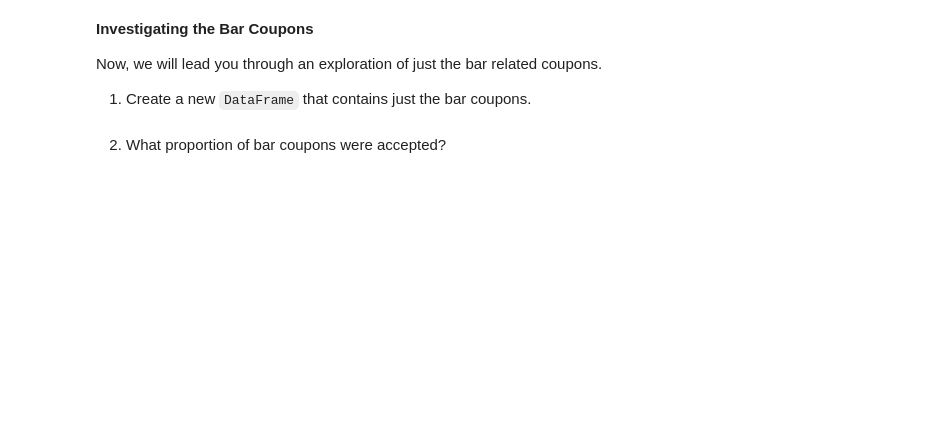
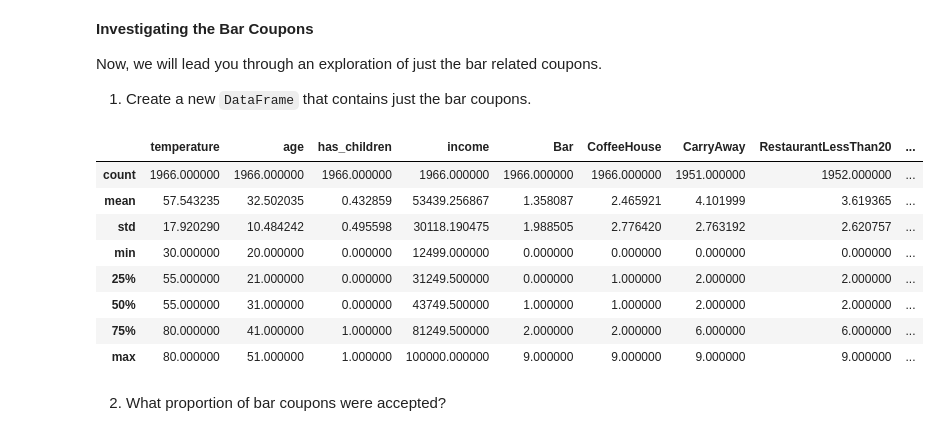
Before and after one commit to anjana250/mlai, a Jupyter notebook: assignment_5_1_starter/prompt.ipynb, the cells around one changed output. Drawn from its saved outputs; the diff is of its cells as text; code cells hidden in the pictures; blank space fills up the shorter version.

```diff
--- a/assignment_5_1_starter/prompt.ipynb
+++ b/assignment_5_1_starter/prompt.ipynb
@@ -224,6 +232,19 @@ Now, we will lead you through an exploration of just the bar related coupons.
 1. Create a new `DataFrame` that contains just the bar coupons.
 # %%
 data_bar =data.loc[data['coupon'] == 'Bar']
+data_bar = data_bar[data_bar['Bar'].notna()]
+# %%
+data_bar.describe()
+# %% [output]
+|  | temperature | age | has_children | income | Bar | CoffeeHouse | CarryAway | RestaurantLessThan20 | ... |
+| count | 1966.000000 | 1966.000000 | 1966.000000 | 1966.000000 | 1966.000000 | 1966.000000 | 1951.000000 | 1952.000000 | ... |
+| mean | 57.543235 | 32.502035 | 0.432859 | 53439.256867 | 1.358087 | 2.465921 | 4.101999 | 3.619365 | ... |
+| std | 17.920290 | 10.484242 | 0.495598 | 30118.190475 | 1.988505 | 2.776420 | 2.763192 | 2.620757 | ... |
+| min | 30.000000 | 20.000000 | 0.000000 | 12499.000000 | 0.000000 | 0.000000 | 0.000000 | 0.000000 | ... |
+| 25% | 55.000000 | 21.000000 | 0.000000 | 31249.500000 | 0.000000 | 1.000000 | 2.000000 | 2.000000 | ... |
+| 50% | 55.000000 | 31.000000 | 0.000000 | 43749.500000 | 1.000000 | 1.000000 | 2.000000 | 2.000000 | ... |
+| 75% | 80.000000 | 41.000000 | 1.000000 | 81249.500000 | 2.000000 | 2.000000 | 6.000000 | 6.000000 | ... |
+| max | 80.000000 | 51.000000 | 1.000000 | 100000.000000 | 9.000000 | 9.000000 | 9.000000 | 9.000000 | ... |
 # %% [markdown]
 2. What proportion of bar coupons were accepted?
 # %%
```
Also changed, not shown: parts of 76 cells of this notebook, 11 other files.
